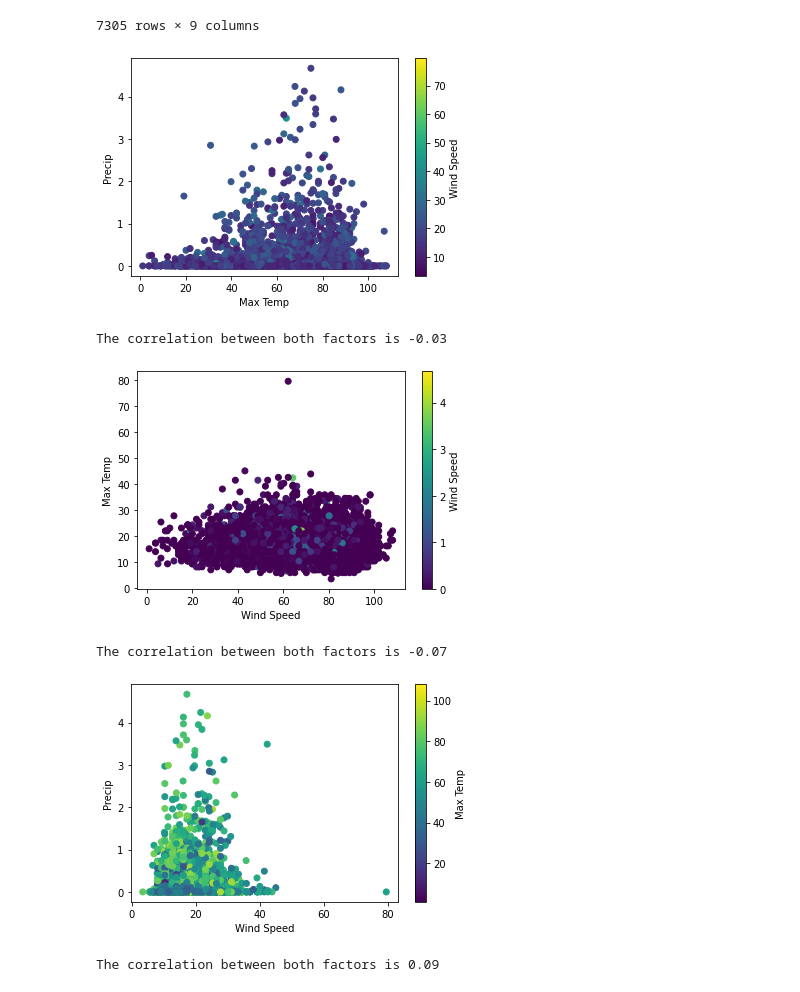
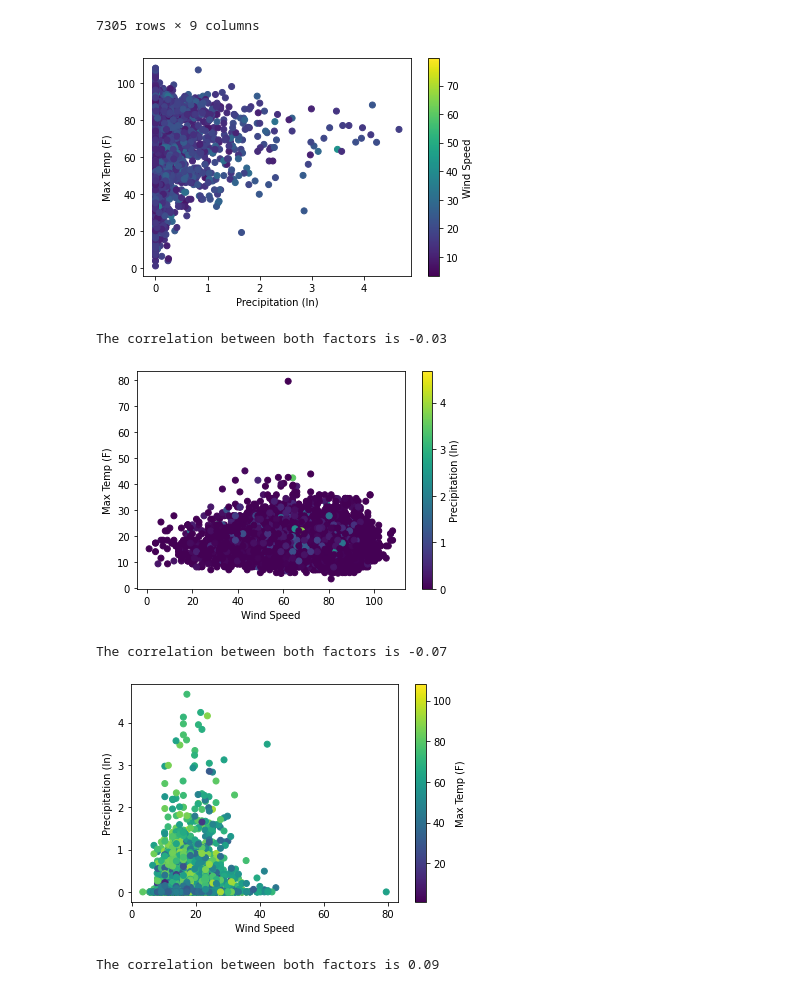
Before and after one commit to domingo-aj/Group-Project-1, a Jupyter notebook: dataviz_projectone_MG.ipynb, the cells around one changed output. Cells and saved outputs as stored; diff of their text form; code cells hidden in the pictures.

```diff
--- a/dataviz_projectone_MG.ipynb
+++ b/dataviz_projectone_MG.ipynb
@@ -118,14 +118,14 @@ weather_summary
 7305 rows × 9 columns
 # %%
 #Temp vs precipitation & for cancelled flights
-plt.scatter(weather_summary['Max Temp'],weather_summary['Precip'],c=weather_summary['Wind Speed'])
+plt.scatter(weather_summary['Precip'],weather_summary['Max Temp'],c=weather_summary['Wind Speed'])
 clb = plt.colorbar()
-plt.xlabel("Max Temp")
-plt.ylabel("Precip")
+plt.xlabel("Precipitation (In)")
+plt.ylabel("Max Temp (F)")
 clb.set_label("Wind Speed")
 plt.show()
 # %% [output]
-[figure, old version]
+[figure, new version]
 # %%
 #Correlation
 precip = weather_summary.iloc[:,5]
@@ -139,11 +139,11 @@ The correlation between both factors is -0.03
 plt.scatter(weather_summary['Max Temp'],weather_summary['Wind Speed'],c=weather_summary['Precip'])
 clb = plt.colorbar()
 plt.xlabel("Wind Speed")
-plt.ylabel("Max Temp")
-clb.set_label("Wind Speed")
+plt.ylabel("Max Temp (F)")
+clb.set_label("Precipitation (In)")
 plt.show()
 # %% [output]
-[figure, old version]
+[figure, new version]
 # %%
 #Correlation
 wind_speed = weather_summary.iloc[:,7]
@@ -157,11 +157,11 @@ The correlation between both factors is -0.07
 plt.scatter(weather_summary['Wind Speed'],weather_summary['Precip'],c=weather_summary['Max Temp'])
 clb = plt.colorbar()
 plt.xlabel("Wind Speed")
-plt.ylabel("Precip")
-clb.set_label("Max Temp")
+plt.ylabel("Precipitation (In)")
+clb.set_label("Max Temp (F)")
 plt.show()
 # %% [output]
-[figure, old version]
+[figure, new version]
 # %%
 #Correlation
 wind_speed = weather_summary.iloc[:,7]
```
Also changed, not shown: parts of 9 cells of this notebook.
